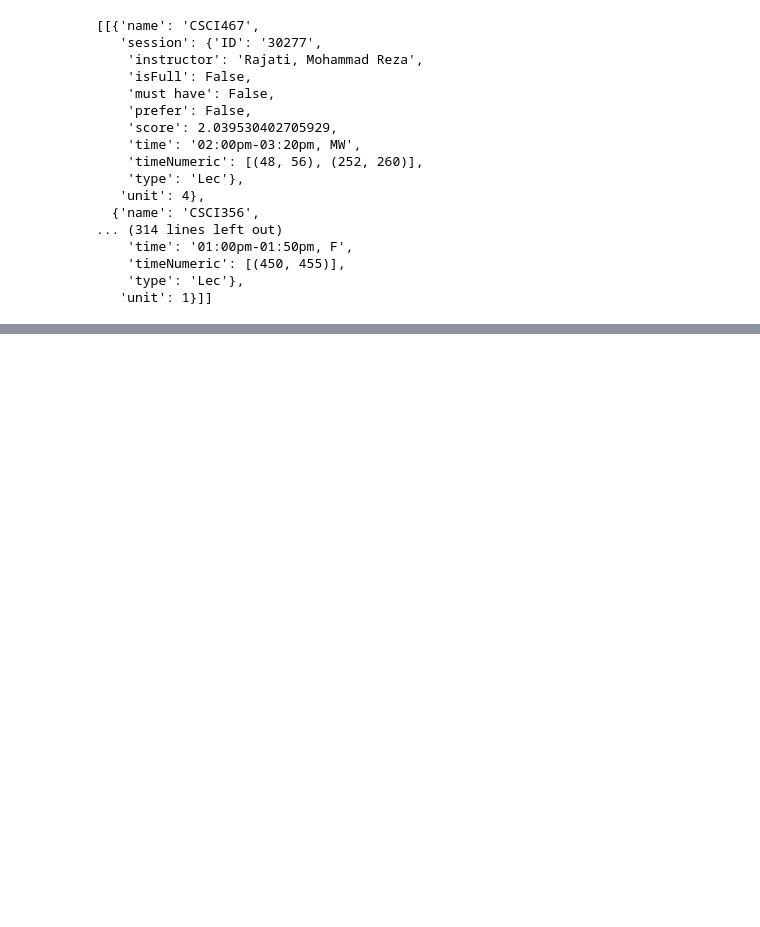
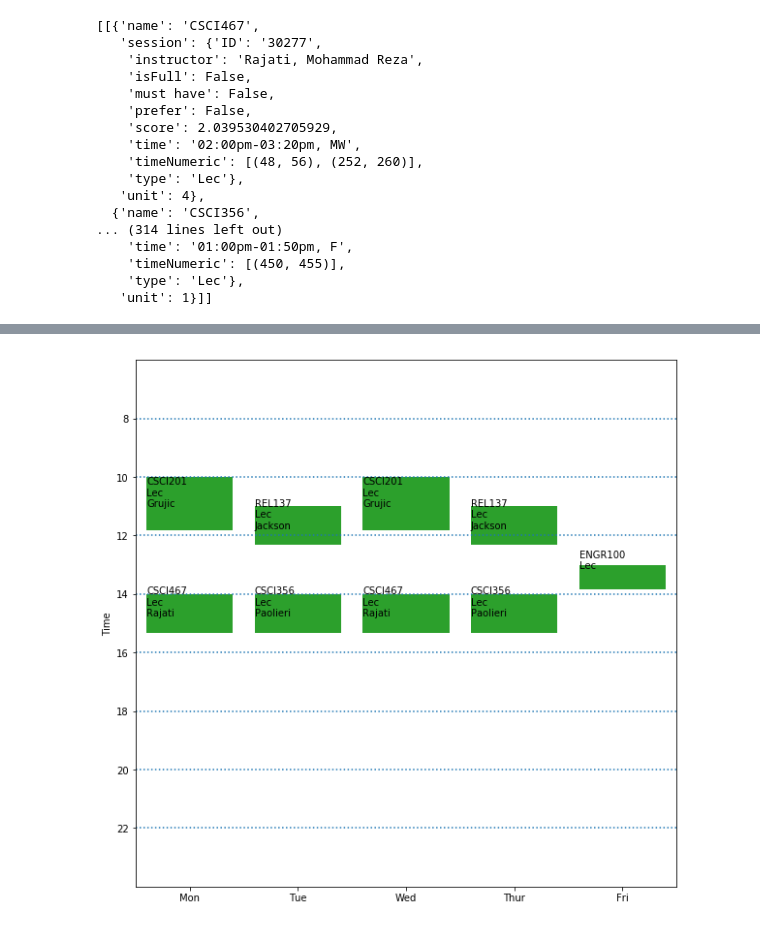
Before and after one commit to zzxvictor/SCheduler, a Jupyter notebook: serverCode/JupyterNotebook/scheduleMaker.ipynb, the cells around one changed output, grey strips where cells are left out. Drawn from its saved outputs; the diff is of its cells as text; code cells hidden in the pictures; blank space fills up the shorter version.

Commit message:
visualization helper to check schedule validty + algorithm primarily done

```diff
--- a/serverCode/JupyterNotebook/scheduleMaker.ipynb
+++ b/serverCode/JupyterNotebook/scheduleMaker.ipynb
@@ -330,7 +330,9 @@ class greedySearch:
         courseList = self.__process_data(courseList, constrains) # take ~10 ms for a 5-course schedule
         skeleton = []
         scheduleArray =np.array([0] *( (23-6) * 6 * 5 + 1))
-        self.__DFS_greedy(courseList,'Lec', scheduleArray, skeleton,lim=10) # skeleton schedules created
+        self.__DFS_greedy(courseList,'Lec', scheduleArray, skeleton,lim=10, unit=17) # skeleton schedules created
+        return skeleton
+    #######################################################
         finalScheduleList =[]
         for schedule in skeleton: # create lab, discussion, quiz arrangements for each skeleton schedule
             disLayout=[]
@@ -367,23 +369,30 @@ class greedySearch:
         return skeleton
     def __DFS_greedy(self, courseList, sessionType, scheduleArray, scheduleList, currentChoice=[],unit = 18, lim = 20):
         # base case:
-        if courseList == [] or sum([chosen['unit'] for chosen in currentChoice]) == unit:
+        if  sum([chosen['unit'] for chosen in currentChoice]) == unit:
             scheduleList.append(currentChoice[:])
             return
+        if courseList ==[]: # bottom reached but no scheduel found
+            return
         course = courseList[0]
-        #print (course['name'], len(currentChoice))
-        if len(course['grouped'][sessionType])==0:
-            self.__DFS_greedy(courseList[1:], sessionType, scheduleArray, scheduleList, currentChoice, unit, lim)
 
+        # try each session for the given class
         for session in course['grouped'][sessionType]:
             if not self.__conflict_checker(session, scheduleArray):
                 if len(scheduleList) >= lim:
                     return
-                self.__add_to_schedule_array(session, scheduleArray) # add to sched
+                self.__add_to_schedule_array(session, scheduleArray) # choose this session
                 currentChoice.append({'name': course['name'], 'unit':course['unit'], 'session':session})
                 self.__DFS_greedy(courseList[1:], sessionType, scheduleArray, scheduleList, currentChoice, unit, lim) # move to the next class
+                # remove this session so that we can try the next session
                 self.__remove_from_schedule_array(session, scheduleArray)
                 currentChoice.pop()
+        # if a course does not have specific session, skip (for instance, some class does not have labs/quiz)
+        if len(course['grouped'][sessionType])==0:
+            self.__DFS_greedy(courseList[1:], sessionType, scheduleArray, scheduleList, currentChoice, unit, lim)
+        # if a class is not a must, we can try not choosing that course (for instance, choose 5 courses out of 10)
+        if course['must have'] == False:
+            self.__DFS_greedy(courseList[1:], sessionType, scheduleArray, scheduleList, currentChoice, unit, lim)
 
 
     def __process_data(self, courseList, constrains):
@@ -526,5 +509,0 @@ pprint(sortedL[1])
-# %%
-for schedule in sortedL:
-    for session in schedule:
-        print (session['name'], session['session']['type'])
-    print ('-----------')
@@ -548,0 +575,5 @@ CSCI201 Quiz
+# %%
+painter = printSchedule()
+painter.show_schedule(sortedL[1])
+# %% [output]
+[figure, added]
```
Also changed, not shown: parts of 8 cells of this notebook.
